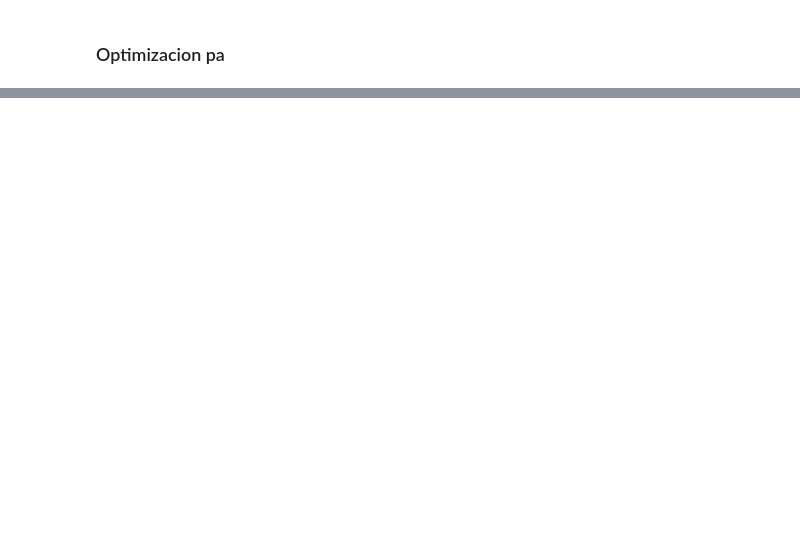
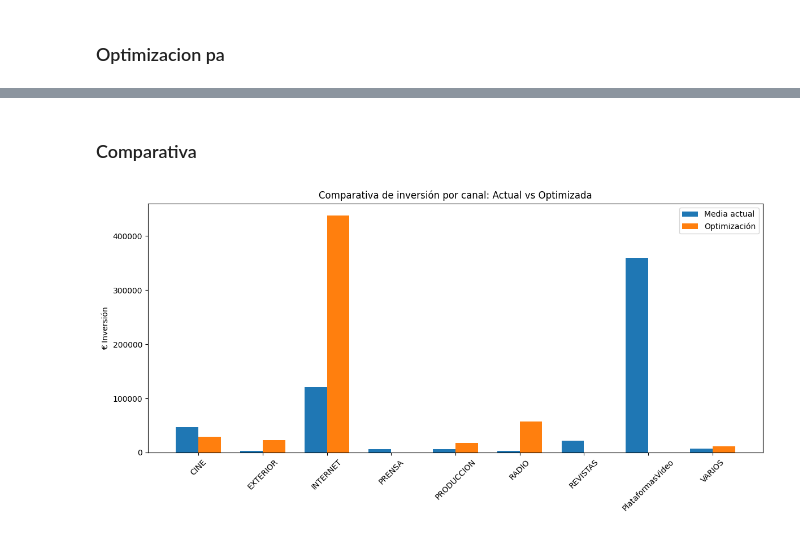
Before and after one commit to seerraa16/Caso02.-Modelo-de-Atribuci-n, a Jupyter notebook: Modelo_Atribucion.ipynb, the cells around one changed output, grey strips where cells are left out. Drawn from its saved outputs; the diff is of its cells as text; code cells hidden in the pictures; blank space fills up the shorter version.

```diff
--- a/Modelo_Atribucion.ipynb
+++ b/Modelo_Atribucion.ipynb
@@ -479,0 +448,28 @@ Exterior: 5.0%
+# %% [markdown]
+### Comparativa
+# %%
+import matplotlib.pyplot as plt
+import numpy as np
+
+# Media de gasto actual por canal
+media_inversion_actual = df_combined[variables_inversion].mean().values
+
+# Inversión óptima (calculada previamente con res.x)
+inversion_optima = res.x
+
+# Crear gráfico de barras comparativo
+x = np.arange(len(variables_inversion))  # posiciones
+width = 0.35
+
+plt.figure(figsize=(12, 6))
+plt.bar(x - width/2, media_inversion_actual, width, label='Media actual')
+plt.bar(x + width/2, inversion_optima, width, label='Optimización')
+
+plt.xticks(x, variables_inversion, rotation=45)
+plt.ylabel("€ Inversión")
+plt.title("Comparativa de inversión por canal: Actual vs Optimizada")
+plt.legend()
+plt.tight_layout()
+plt.show()
+# %% [output]
+[figure, added]
```
Also changed, not shown: parts of 14 cells of this notebook.
